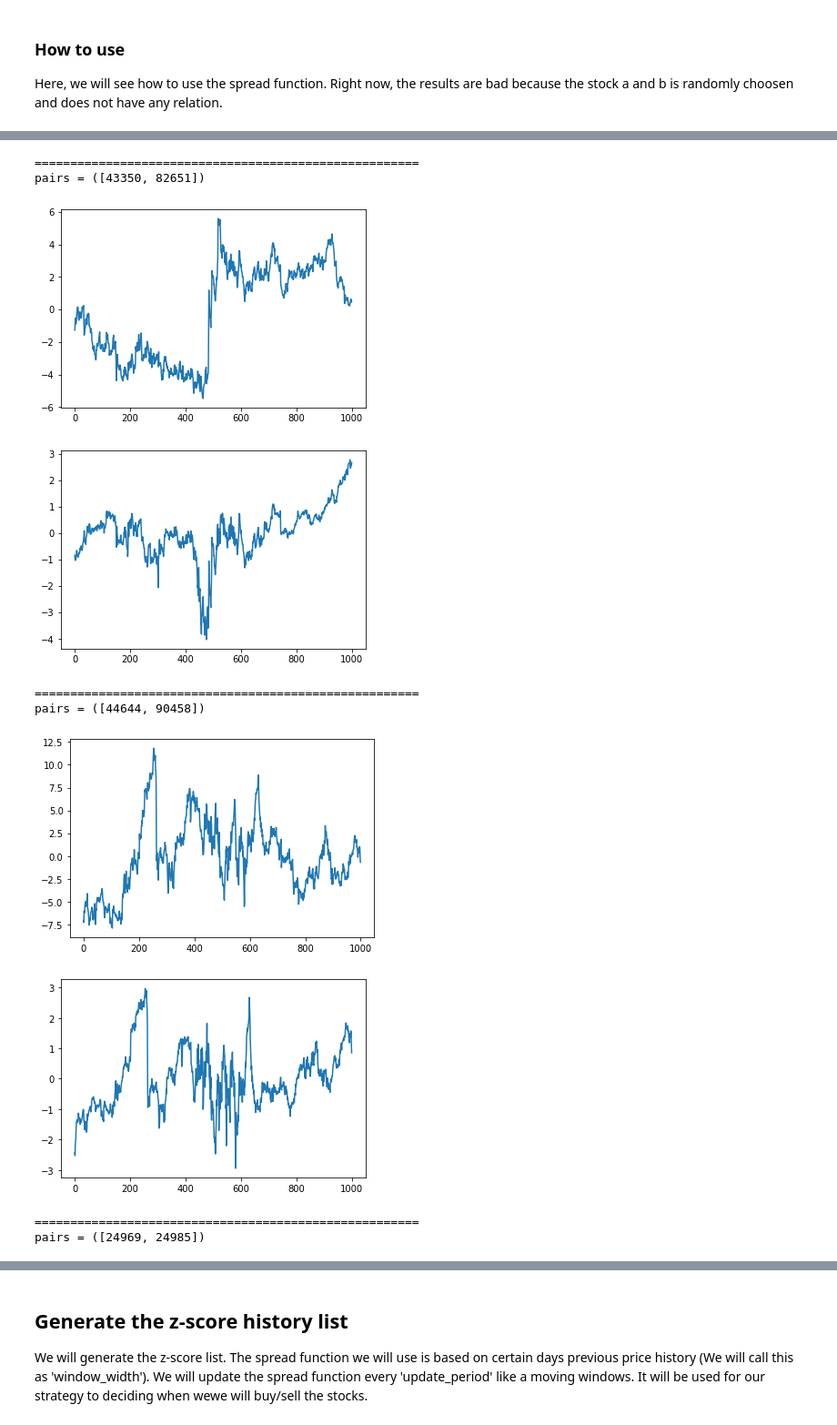
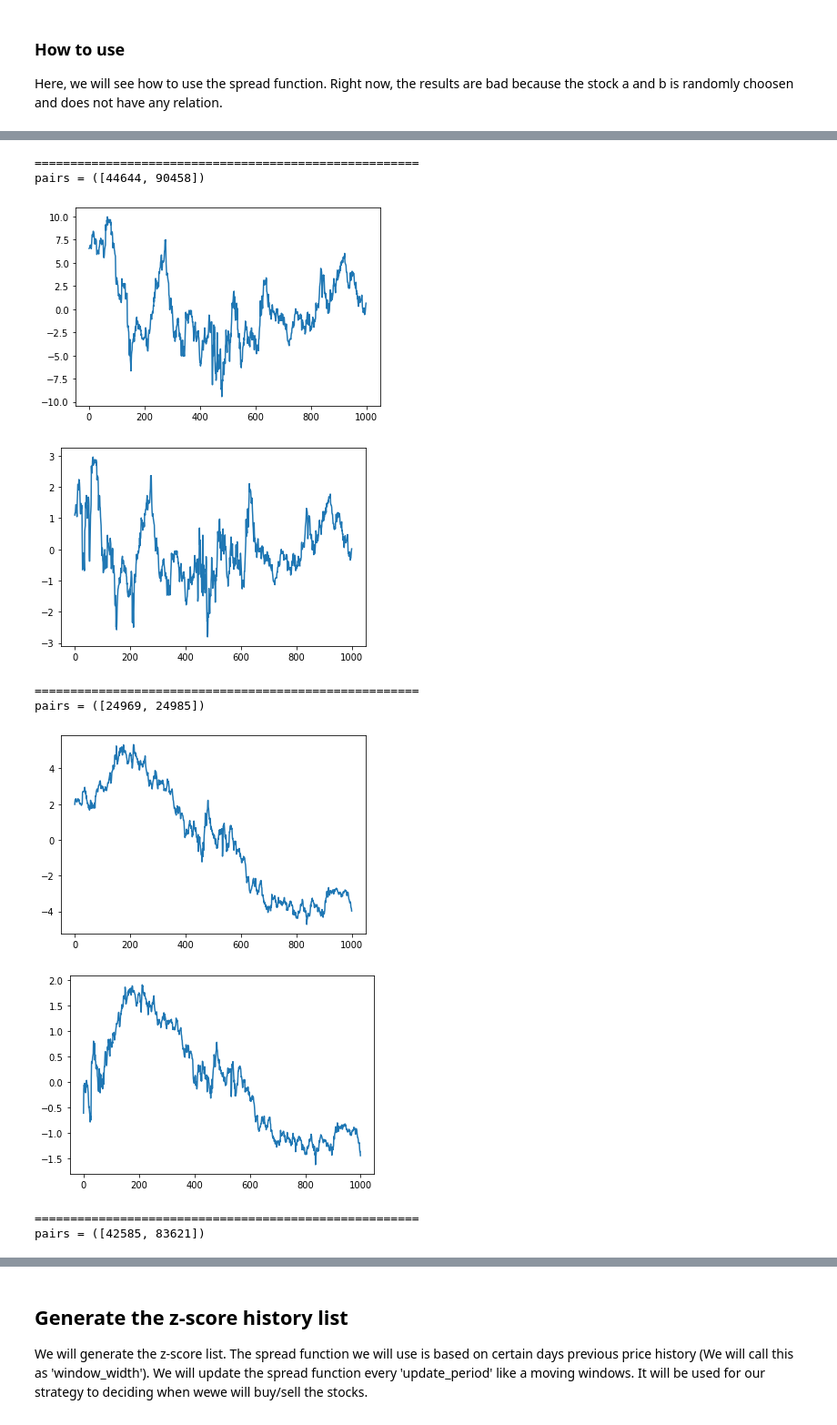
Before and after one commit to daehkim/pair-trading, a Jupyter notebook: tradingStrategy.ipynb, the cells around one changed output, grey strips where cells are left out. Shown at 91% size. Cells and saved outputs as stored; diff of their text form; code cells hidden in the pictures.

```diff
--- a/tradingStrategy.ipynb
+++ b/tradingStrategy.ipynb
@@ -20,8 +20,7 @@ Here is the price table we used for this function.
 # %%
 # Pairs list from the clutering
 
-pairs_list = [[81294, 82581],
-                [43350, 82651],
+pairs_list = [[43350, 82651],
                 [44644, 90458],
                 [24969, 24985],
                 [42585, 83621],
@@ -220,7 +219,7 @@ def create_spread_function(a, b, start_t, end_t, alg='log'):
 Here, we will see how to use the spread function.
 Right now, the results are bad because the stock a and b is randomly choosen and does not have any relation.
 # %%
-training_set_price = pairs_training_set.drop(columns=['PERMNO'])
+training_set_price = total_set.drop(columns=['PERMNO'])
 
 for i in range(len(pairs_list)):
     print("pairs = (" + str(pairs_list[i]) + ")\n")
@@ -257,10 +256,10 @@ pairs = ([81294, 82581])
 ======================================================
-pairs = ([43350, 82651])
+pairs = ([44644, 90458])
-[figure, old version]
+[figure, new version]
-[figure, old version]
+[figure, new version]
 ======================================================
-pairs = ([44644, 90458])
+pairs = ([24969, 24985])
-[figure, old version]
+[figure, new version]
-[figure, old version]
+[figure, new version]
 ======================================================
-pairs = ([24969, 24985])
+pairs = ([42585, 83621])
```
Also changed, not shown: parts of 6 cells of this notebook.
